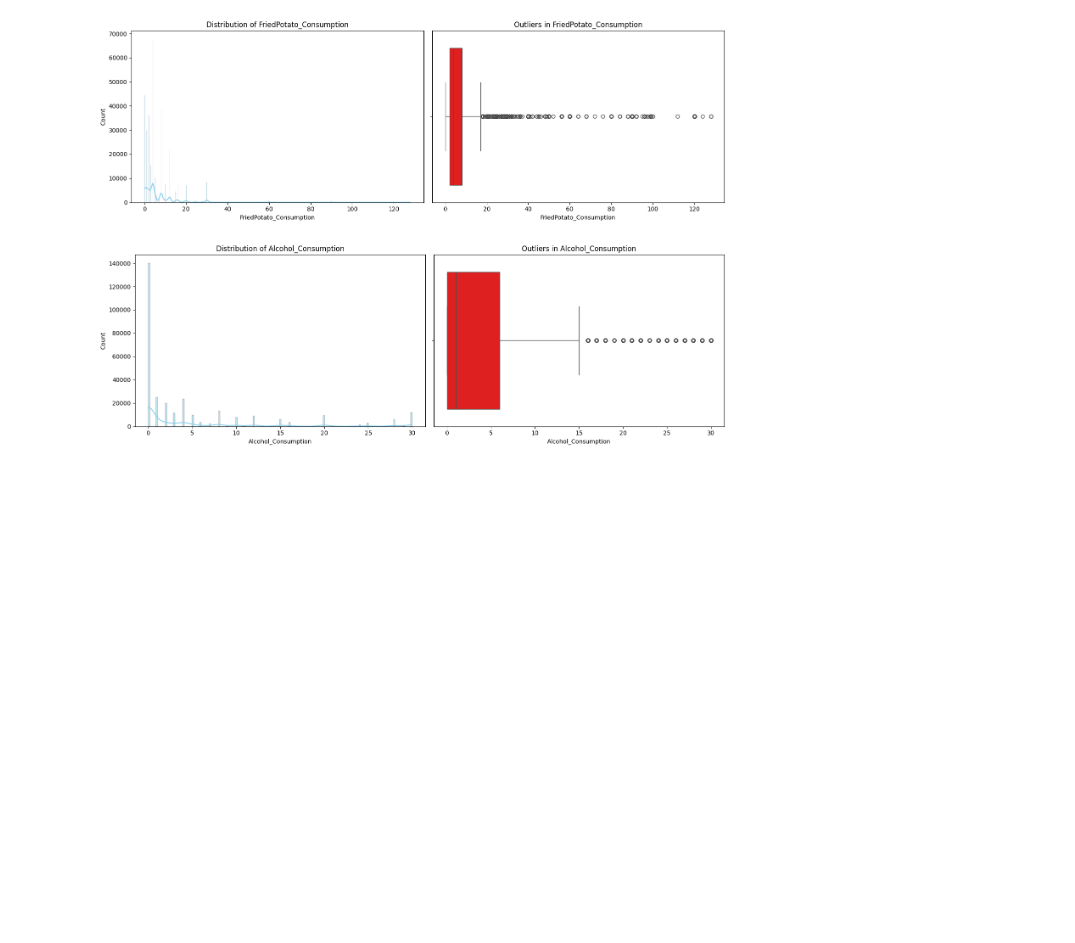
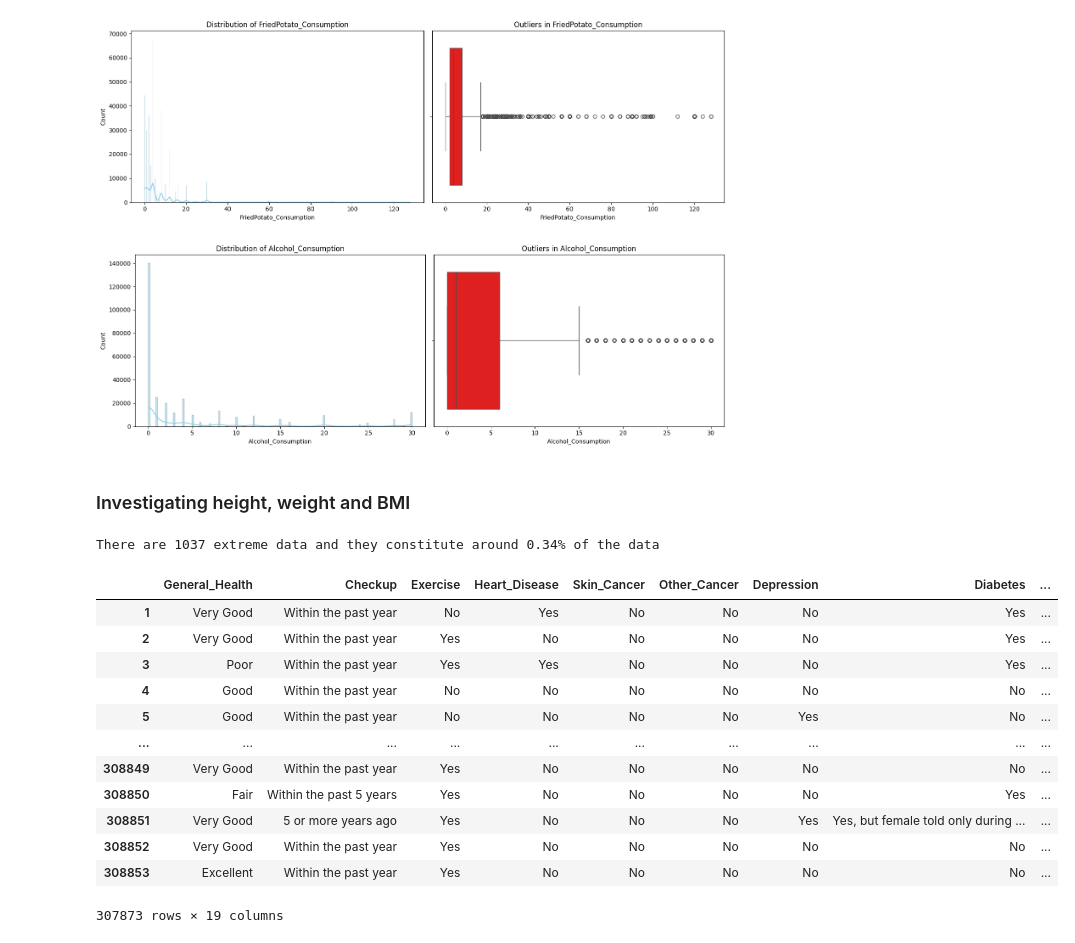
Before and after one commit to its-rhasil/cardio-risk, a Jupyter notebook: notebooks/01_data_exploration.ipynb, the cells around one changed output. Saved outputs shown, nothing was run; the diff lists cells and outputs as text; code cells hidden in the pictures; blank space fills up the shorter version.

```diff
--- a/notebooks/01_data_exploration.ipynb
+++ b/notebooks/01_data_exploration.ipynb
@@ -86,3 +95,14 @@ for col in numerical_cols:
 [figure]
 [figure]
 [figure]
+# %% [markdown]
+### Investigating height, weight and BMI
+# %%
+bmi_greater_60 = len(df[(df["BMI"] > 60) | (df["BMI"]<15)])
+weight_greater_200 = len(df[df["Weight_(kg)"] > 220])
+height_extreme = len(df[(df["Height_(cm)"] > 210) | (df["Height_(cm)"] < 120)])
+total_extremes = bmi_greater_60 + weight_greater_200 + height_extreme
+total_extremes_pct = round((total_extremes/len(df))*100,2)
+print(f"There are {total_extremes} extreme data and they constitute around {total_extremes_pct}% of the data")
+# %% [output]
+There are 1037 extreme data and they constitute around 0.34% of the data
@@ -88,0 +111,16 @@ for col in numerical_cols:
+# %%
+df_cleaned
+# %% [output]
+|  | General_Health | Checkup | Exercise | Heart_Disease | Skin_Cancer | Other_Cancer | Depression | Diabetes | ... |
+| 1 | Very Good | Within the past year | No | Yes | No | No | No | Yes | ... |
+| 2 | Very Good | Within the past year | Yes | No | No | No | No | Yes | ... |
+| 3 | Poor | Within the past year | Yes | Yes | No | No | No | Yes | ... |
+| 4 | Good | Within the past year | No | No | No | No | No | No | ... |
+| 5 | Good | Within the past year | No | No | No | No | Yes | No | ... |
+| ... | ... | ... | ... | ... | ... | ... | ... | ... | ... |
+| 308849 | Very Good | Within the past year | Yes | No | No | No | No | No | ... |
+| 308850 | Fair | Within the past 5 years | Yes | No | No | No | No | Yes | ... |
+| 308851 | Very Good | 5 or more years ago | Yes | No | No | No | Yes | Yes, but female told only during ... | ... |
+| 308852 | Very Good | Within the past year | Yes | No | No | No | No | No | ... |
+| 308853 | Excellent | Within the past year | Yes | No | No | No | No | No | ... |
+307873 rows × 19 columns
```
Also changed, not shown: parts of 6 cells of this notebook, 1 other file.
